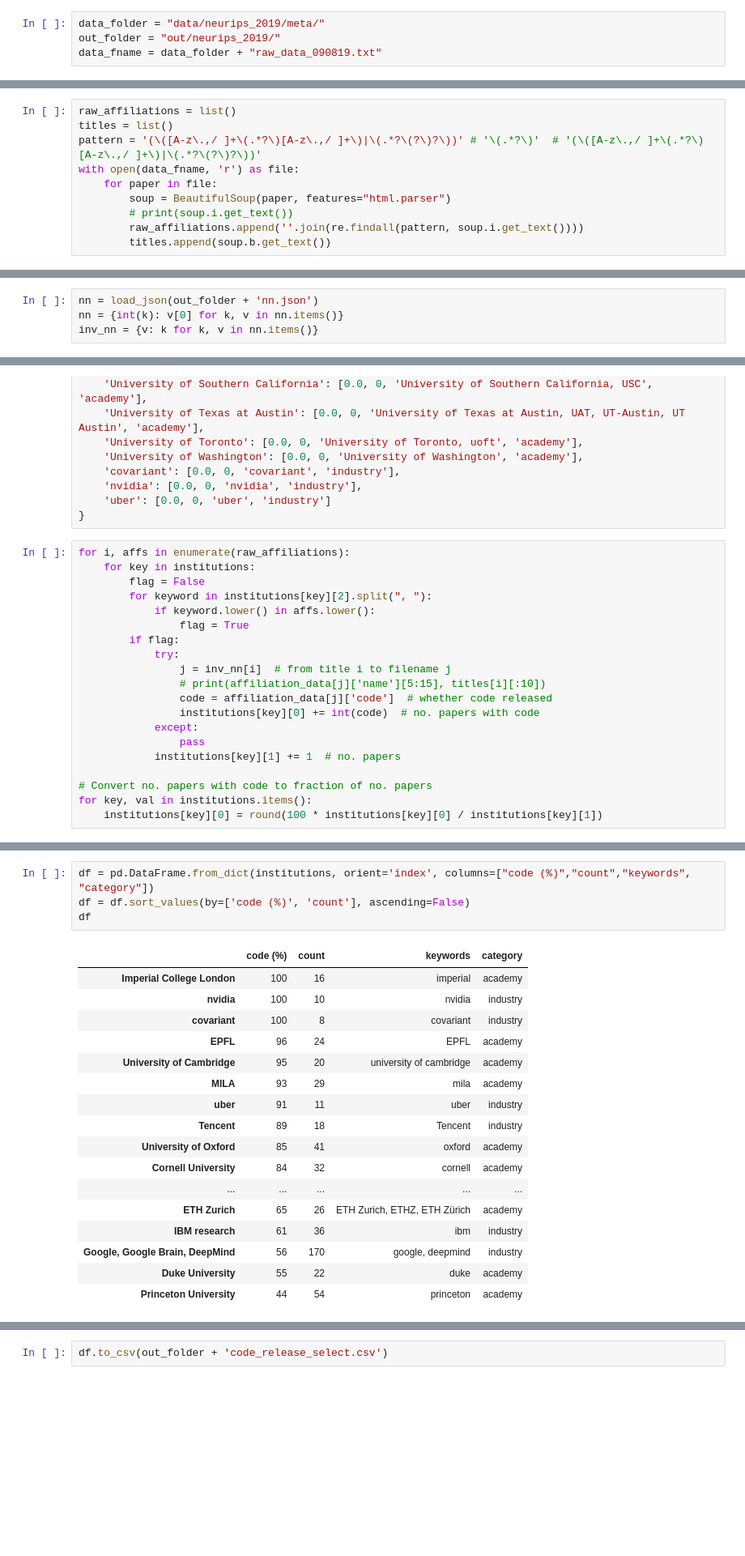
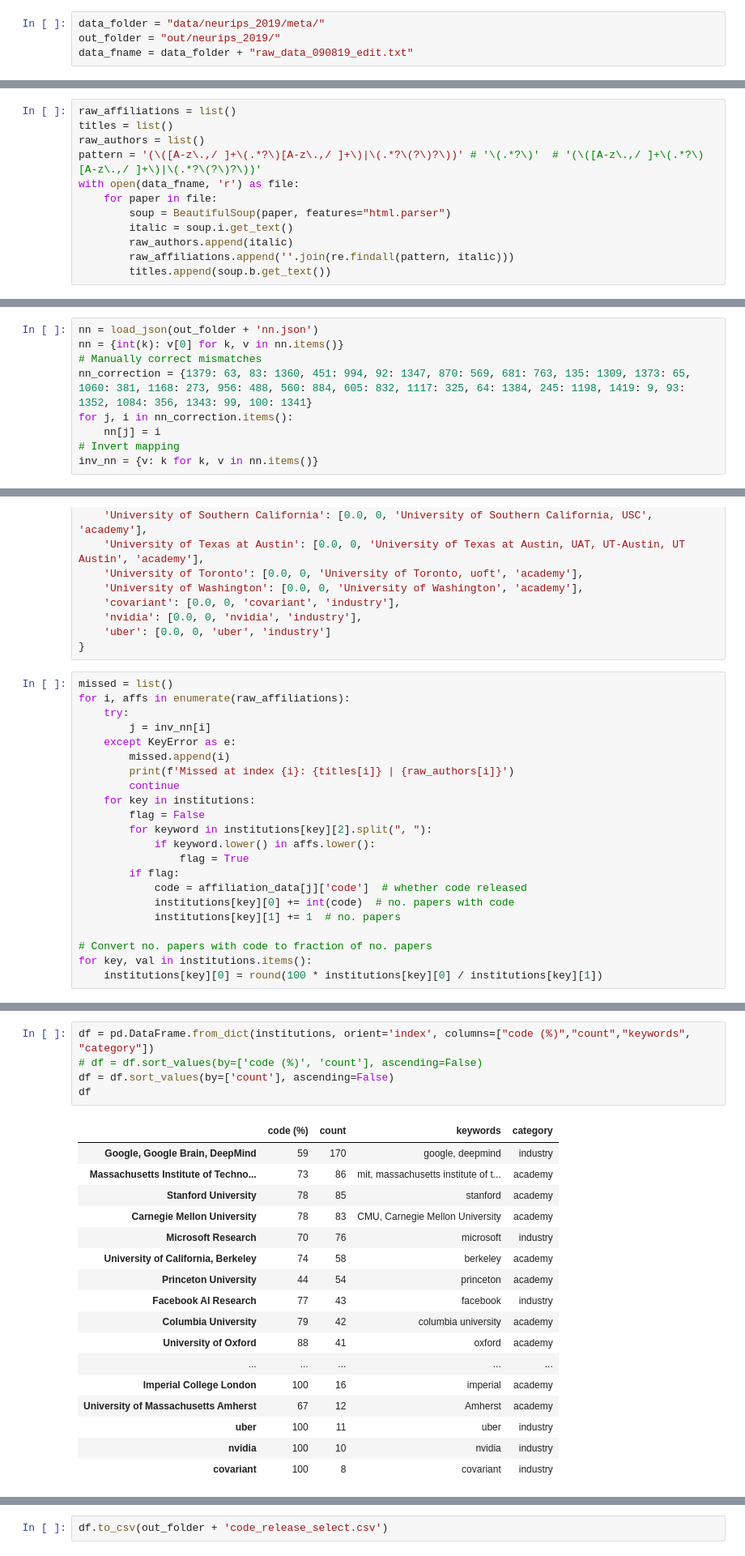
Before and after one commit to bencottier/ai-conference-analysis, a Jupyter notebook: affiliations_direct.ipynb, the cells around one changed output, grey strips where cells are left out. Shown: that part at 81% size. Cells and saved outputs as stored; diff of their text form; blank space fills up the shorter version.

```diff
--- a/affiliations_direct.ipynb
+++ b/affiliations_direct.ipynb
@@ -22,5 +22,5 @@ from string_sim import cos_sim_pair
 # %%
 data_folder = "data/neurips_2019/meta/"
 out_folder = "out/neurips_2019/"
-data_fname = data_folder + "raw_data_090819.txt"
+data_fname = data_folder + "raw_data_090819_edit.txt"
 # %%
@@ -32,12 +34,14 @@ data_fname = data_folder + "raw_data_090819.txt"
 # %%
 raw_affiliations = list()
 titles = list()
+raw_authors = list()
 pattern = '(\([A-z\.,/ ]+\(.*?\)[A-z\.,/ ]+\)|\(.*?\(?\)?\))' # '\(.*?\)'  # '(\([A-z\.,/ ]+\(.*?\)[A-z\.,/ ]+\)|\(.*?\(?\)?\))'
 with open(data_fname, 'r') as file:
     for paper in file:
         soup = BeautifulSoup(paper, features="html.parser")
-        # print(soup.i.get_text())
-        raw_affiliations.append(''.join(re.findall(pattern, soup.i.get_text())))
+        italic = soup.i.get_text()
+        raw_authors.append(italic)
+        raw_affiliations.append(''.join(re.findall(pattern, italic)))
         titles.append(soup.b.get_text())
 # %%
 len(raw_affiliations), len(''.join(raw_affiliations)), raw_affiliations[:5]
@@ -127,6 +139,11 @@ for metadata in metadatas:
 # %%
 nn = load_json(out_folder + 'nn.json')
 nn = {int(k): v[0] for k, v in nn.items()}
+# Manually correct mismatches
+nn_correction = {1379: 63, 83: 1360, 451: 994, 92: 1347, 870: 569, 681: 763, 135: 1309, 1373: 65, 1060: 381, 1168: 273, 956: 488, 560: 884, 605: 832, 1117: 325, 64: 1384, 245: 1198, 1419: 9, 93: 1352, 1084: 356, 1343: 99, 100: 1341}
+for j, i in nn_correction.items():
+    nn[j] = i
+# Invert mapping
 inv_nn = {v: k for k, v in nn.items()}
 # %%
 len(nn)
@@ -230,20 +247,22 @@ institutions = {
     'uber': [0.0, 0, 'uber', 'industry']
 }
 # %%
+missed = list()
 for i, affs in enumerate(raw_affiliations):
+    try:
+        j = inv_nn[i]
+    except KeyError as e:
+        missed.append(i)
+        print(f'Missed at index {i}: {titles[i]} | {raw_authors[i]}')
+        continue
     for key in institutions:
         flag = False
         for keyword in institutions[key][2].split(", "):
             if keyword.lower() in affs.lower():
                 flag = True
         if flag:
-            try:
-                j = inv_nn[i]  # from title i to filename j
-                # print(affiliation_data[j]['name'][5:15], titles[i][:10])
-                code = affiliation_data[j]['code']  # whether code released
-                institutions[key][0] += int(code)  # no. papers with code
-            except:
-                pass
+            code = affiliation_data[j]['code']  # whether code released
+            institutions[key][0] += int(code)  # no. papers with code
             institutions[key][1] += 1  # no. papers
 
 # Convert no. papers with code to fraction of no. papers
@@ -272,25 +330,26 @@ institutions
 # %%
 df = pd.DataFrame.from_dict(institutions, orient='index', columns=["code (%)","count","keywords", "category"])
-df = df.sort_values(by=['code (%)', 'count'], ascending=False)
+# df = df.sort_values(by=['code (%)', 'count'], ascending=False)
+df = df.sort_values(by=['count'], ascending=False)
 df
 # %% [output]
 |  | code (%) | count | keywords | category |
+| Google, Google Brain, DeepMind | 59 | 170 | google, deepmind | industry |
+| Massachusetts Institute of Techno... | 73 | 86 | mit, massachusetts institute of t... | academy |
+| Stanford University | 78 | 85 | stanford | academy |
+| Carnegie Mellon University | 78 | 83 | CMU, Carnegie Mellon University | academy |
+| Microsoft Research | 70 | 76 | microsoft | industry |
+| University of California, Berkeley | 74 | 58 | berkeley | academy |
+| Princeton University | 44 | 54 | princeton | academy |
+| Facebook AI Research | 77 | 43 | facebook | industry |
+| Columbia University | 79 | 42 | columbia university | academy |
+| University of Oxford | 88 | 41 | oxford | academy |
+| ... | ... | ... | ... | ... |
 | Imperial College London | 100 | 16 | imperial | academy |
+| University of Massachusetts Amherst | 67 | 12 | Amherst | academy |
+| uber | 100 | 11 | uber | industry |
 | nvidia | 100 | 10 | nvidia | industry |
 | covariant | 100 | 8 | covariant | industry |
-| EPFL | 96 | 24 | EPFL | academy |
-| University of Cambridge | 95 | 20 | university of cambridge | academy |
-| MILA | 93 | 29 | mila | academy |
-| uber | 91 | 11 | uber | industry |
-| Tencent | 89 | 18 | Tencent | industry |
-| University of Oxford | 85 | 41 | oxford | academy |
-| Cornell University | 84 | 32 | cornell | academy |
-| ... | ... | ... | ... | ... |
-| ETH Zurich | 65 | 26 | ETH Zurich, ETHZ, ETH Zürich | academy |
-| IBM research | 61 | 36 | ibm | industry |
-| Google, Google Brain, DeepMind | 56 | 170 | google, deepmind | industry |
-| Duke University | 55 | 22 | duke | academy |
-| Princeton University | 44 | 54 | princeton | academy |
 # %%
 df.mean()
 # %% [output]
```
Also changed, not shown: parts of 14 cells of this notebook, 2 other files.
